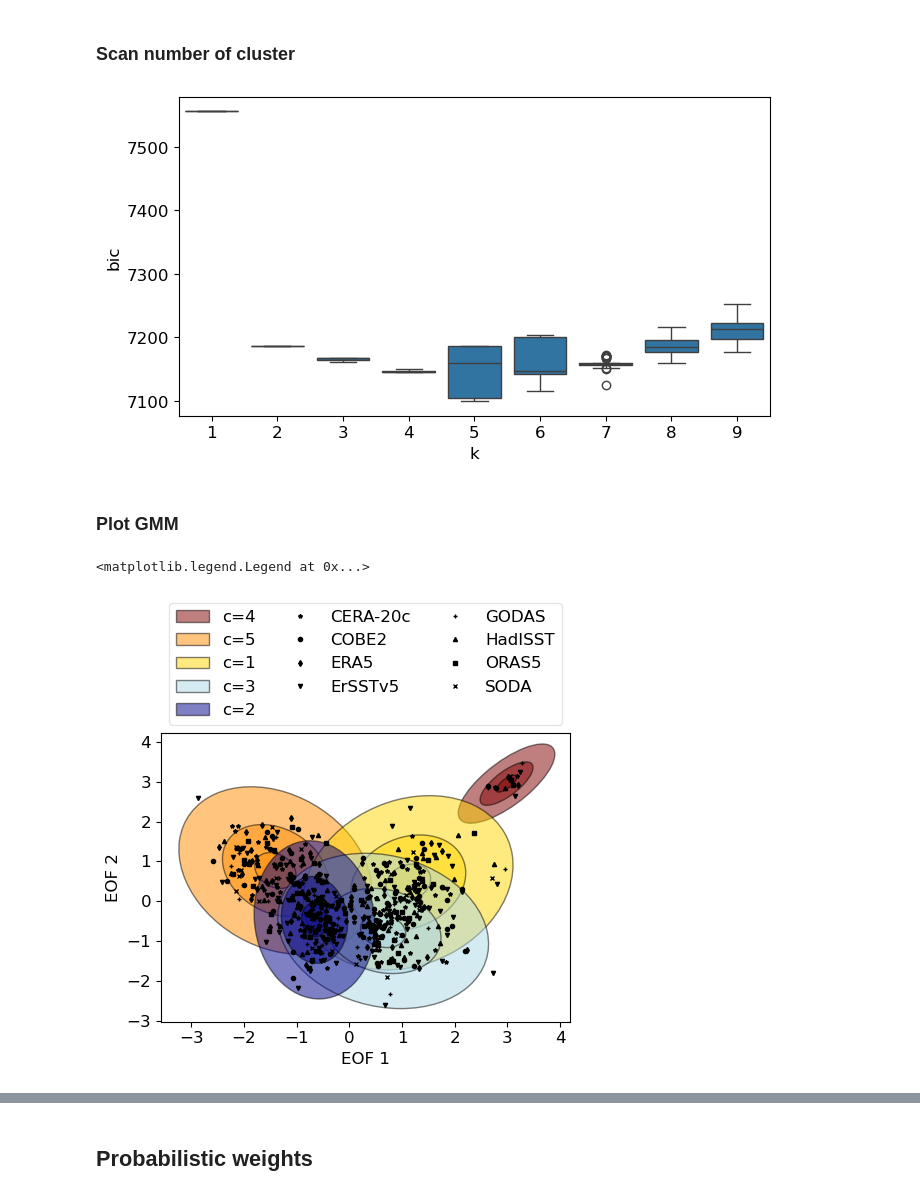
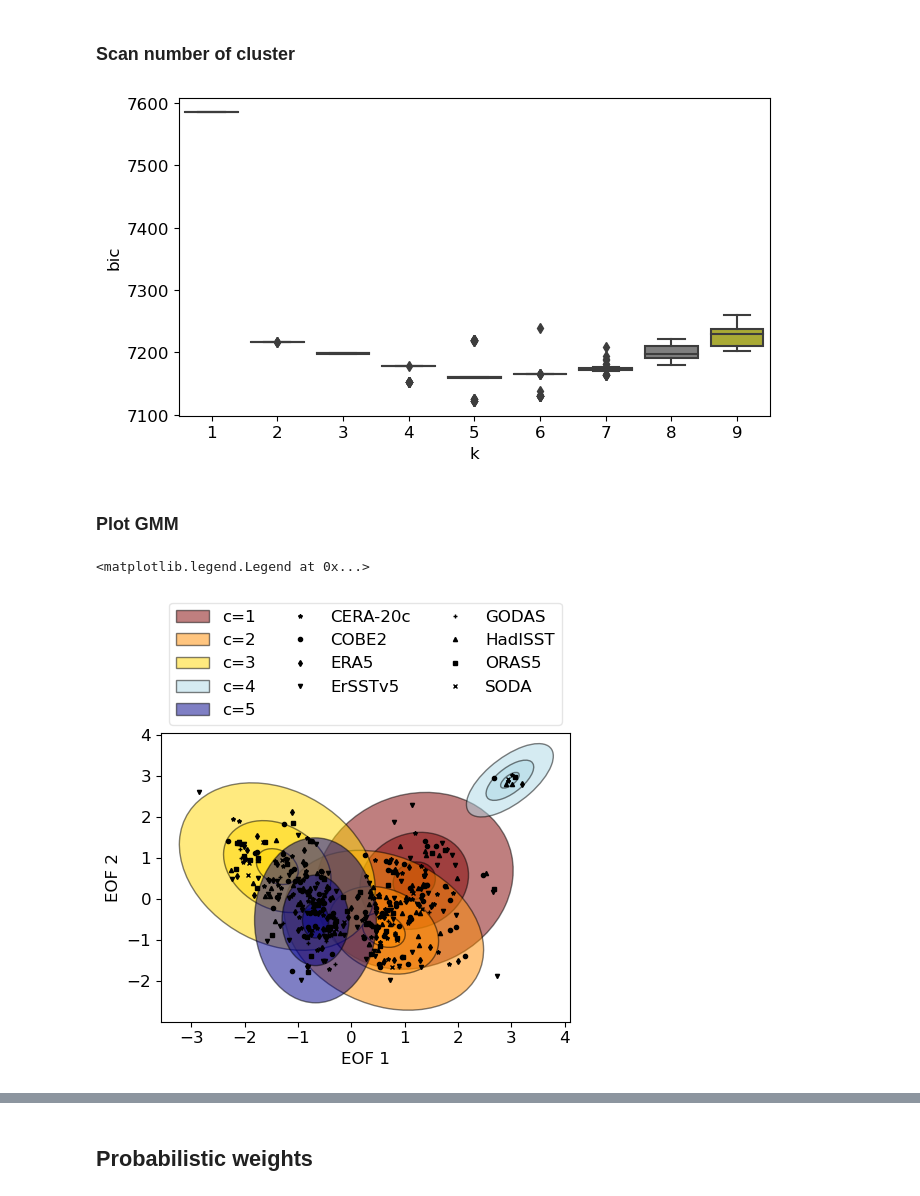
Before and after one commit to jakob-schloer/LatentGMM, a Jupyter notebook: scripts/pcgmm.ipynb, the cells around one changed output, grey strips where cells are left out. Cells and saved outputs as stored; diff of their text form; code cells hidden in the pictures.

```diff
--- a/scripts/pcgmm.ipynb
+++ b/scripts/pcgmm.ipynb
@@ -17,7 +17,7 @@ plt.style.use("../paper.mplstyle")
 # %% [markdown]
 ## Load data
 # %%
-datafile = "../data/reanalysis/monthly/ssta_merged_dataset.nc"
+datafile = "../data/reanalysis/monthly/ssta_merged_dataset_3.nc"
 normalization = 'zscore'
 
 ds = xr.open_dataset(datafile)
@@ -142,13 +142,13 @@ result = pd.DataFrame(result)
 fig, ax = plt.subplots(figsize=(7,4))
 ax = sns.boxplot(data=result, x='k', y='bic', ax=ax)
 # %% [output]
-[figure, old version]
+[figure, new version]
 # %% [markdown]
 ### Plot GMM
 # %%
 # Train GMM
 n_cluster=5
-n_rand = None
+n_rand = 0 # np.random.randint(0, 1000)
 gmm_pca = mixture.GaussianMixture(n_components=n_cluster,
                       covariance_type='full', max_iter=100,
                       random_state=n_rand)
@@ -170,37 +170,37 @@ fig, ax = plt.subplots(figsize=(5,5))
 
 # Plot gmm means
 gmm_order = np.arange(gmm_pca.means_.shape[0])
-gmm_order = np.array([4, 5, 1, 3, 2]) -1 # all sst
+# gmm_order = np.array([4, 5, 1, 3, 2]) -1 # all sst
 gmclrs = ['maroon', 'darkorange', 'gold', 'lightblue', 'darkblue', 'black']
 for i, k in enumerate(gmm_order):
     mean = gmm_pca.means_[k, :]
     if gmm_pca.covariance_type == "full":
         Sigma = gmm_pca.covariances_[k, :]
     elif gmm_pca.covariance_type == "diag":
         Sigma = np.diag(gmm_pca.covariances_[k, :])
 
     gmkwargs= dict(fill=False)
     if gmclrs is not None:
         gmkwargs['ec'] = 'k' #gmclrs[i]
         gmkwargs['fc'] = gmclrs[i]
         gmkwargs['fill'] = True
         gmkwargs['alpha'] = 0.5
 
     for p in [0.9, 0.5, 0.1]:
         if p==0.1:
             gmkwargs['label'] = f"c={k+1}"
         gpl.plot_2dgaussian(mean, Sigma,
                              ax=ax, p=p, **gmkwargs)
 
 ax.set_xlabel("EOF 1")
 ax.set_ylabel("EOF 2")
 
 for i, member in enumerate(np.unique(ds['member'].data)):
     idx = np.where(x_events['member'].data == member)[0]
     ax.plot(z_events.isel(eof=0)[idx], z_events.isel(eof=1)[idx], color='k', label=member,
             **plparam[member])
 
 ax.legend(bbox_to_anchor=(0., 1.0, 1., 0.1), loc="lower left", ncol=3, mode='expand')
 # %% [output]
 <matplotlib.legend.Legend at 0x...>
-[figure, old version]
+[figure, new version]
```
Also changed, not shown: parts of 9 cells of this notebook, 3 other files.
